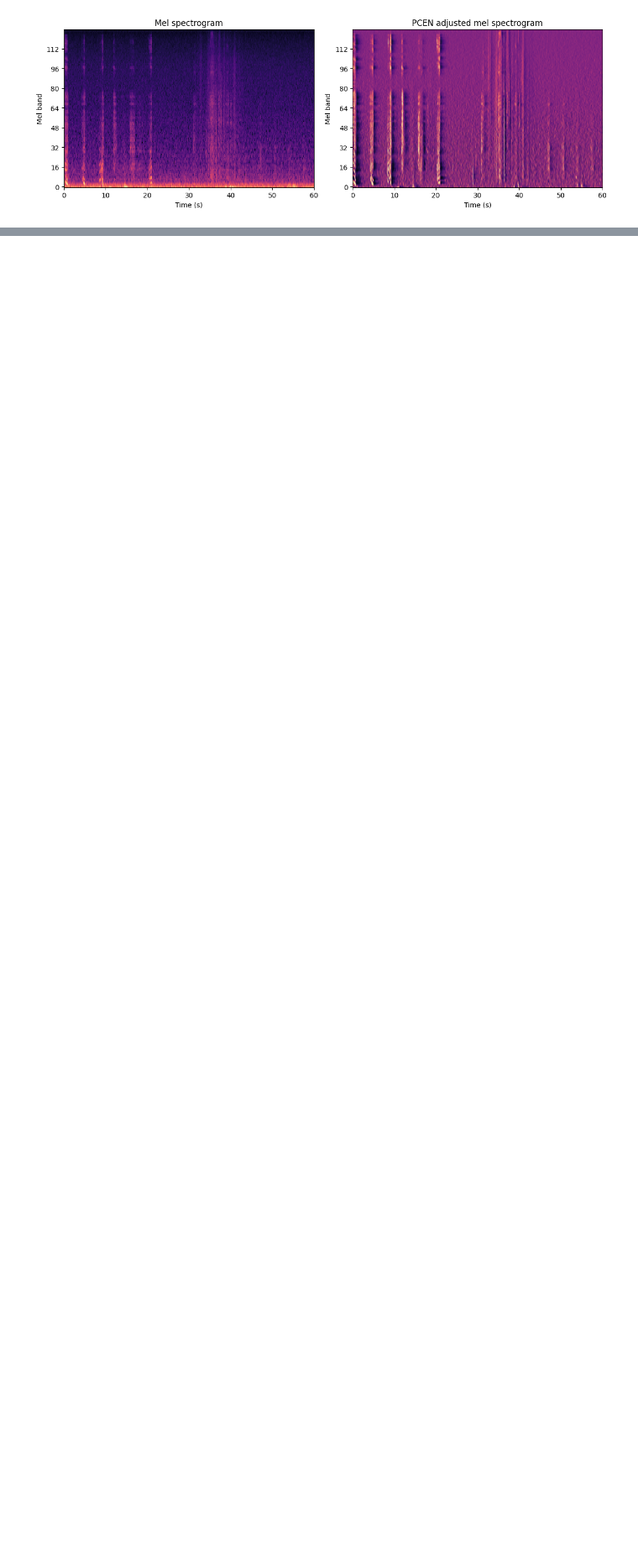
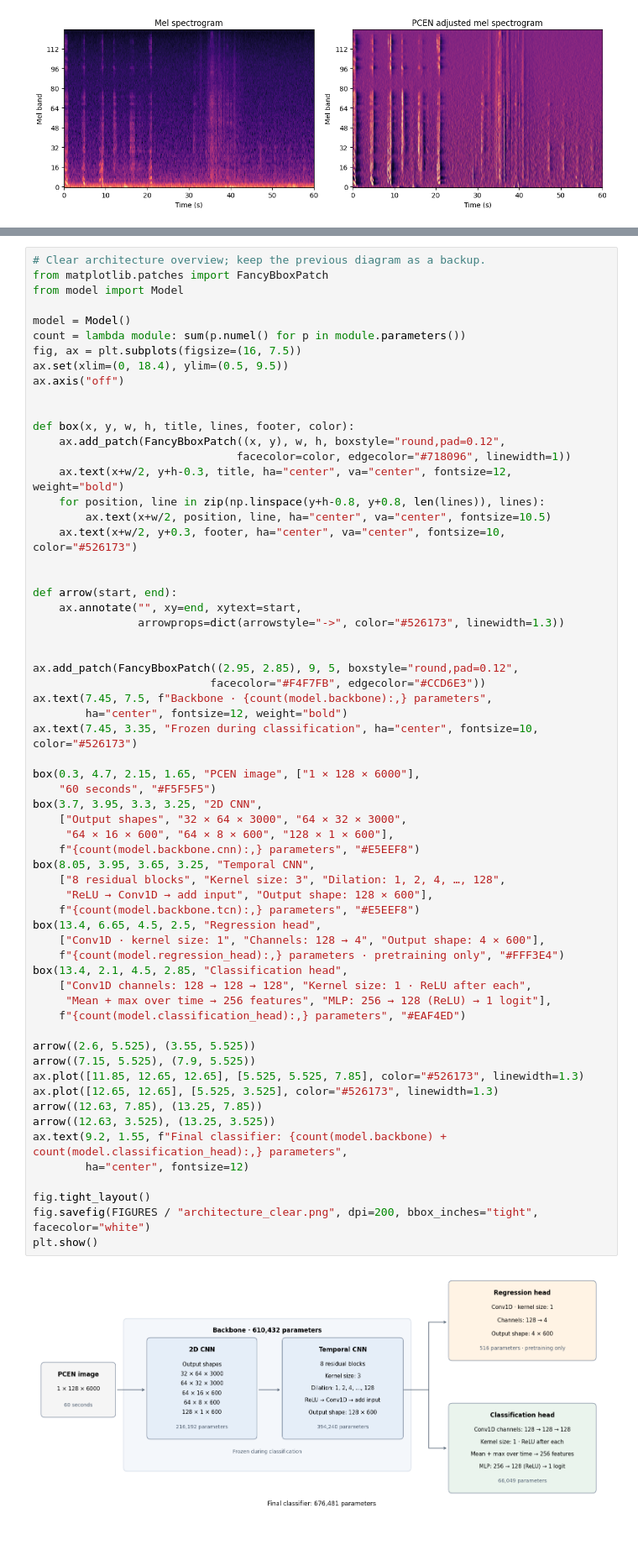
Before and after one commit to esonde/psgaudio-unicam, a Jupyter notebook: images.ipynb, the cells around one changed output, grey strips where cells are left out. Shown at 84% size. Cells and saved outputs as stored; diff of their text form; blank space fills up the shorter version.

Commit message:
using latest models

```diff
--- a/images.ipynb
+++ b/images.ipynb
@@ -217,0 +326,64 @@ plt.show()
+# %%
+# Clear architecture overview; keep the previous diagram as a backup.
+from matplotlib.patches import FancyBboxPatch
+from model import Model
+
+model = Model()
+count = lambda module: sum(p.numel() for p in module.parameters())
+fig, ax = plt.subplots(figsize=(16, 7.5))
+ax.set(xlim=(0, 18.4), ylim=(0.5, 9.5))
+ax.axis("off")
+
+
+def box(x, y, w, h, title, lines, footer, color):
+    ax.add_patch(FancyBboxPatch((x, y), w, h, boxstyle="round,pad=0.12",
+                               facecolor=color, edgecolor="#718096", linewidth=1))
+    ax.text(x+w/2, y+h-0.3, title, ha="center", va="center", fontsize=12, weight="bold")
+    for position, line in zip(np.linspace(y+h-0.8, y+0.8, len(lines)), lines):
+        ax.text(x+w/2, position, line, ha="center", va="center", fontsize=10.5)
+    ax.text(x+w/2, y+0.3, footer, ha="center", va="center", fontsize=10, color="#526173")
+
+
+def arrow(start, end):
+    ax.annotate("", xy=end, xytext=start,
+                arrowprops=dict(arrowstyle="->", color="#526173", linewidth=1.3))
+
+
+ax.add_patch(FancyBboxPatch((2.95, 2.85), 9, 5, boxstyle="round,pad=0.12",
+                           facecolor="#F4F7FB", edgecolor="#CCD6E3"))
+ax.text(7.45, 7.5, f"Backbone · {count(model.backbone):,} parameters",
+        ha="center", fontsize=12, weight="bold")
+ax.text(7.45, 3.35, "Frozen during classification", ha="center", fontsize=10, color="#526173")
+
+box(0.3, 4.7, 2.15, 1.65, "PCEN image", ["1 × 128 × 6000"],
+    "60 seconds", "#F5F5F5")
+box(3.7, 3.95, 3.3, 3.25, "2D CNN",
+    ["Output shapes", "32 × 64 × 3000", "64 × 32 × 3000",
+     "64 × 16 × 600", "64 × 8 × 600", "128 × 1 × 600"],
+    f"{count(model.backbone.cnn):,} parameters", "#E5EEF8")
+box(8.05, 3.95, 3.65, 3.25, "Temporal CNN",
+    ["8 residual blocks", "Kernel size: 3", "Dilation: 1, 2, 4, …, 128",
+     "ReLU → Conv1D → add input", "Output shape: 128 × 600"],
+    f"{count(model.backbone.tcn):,} parameters", "#E5EEF8")
+box(13.4, 6.65, 4.5, 2.5, "Regression head",
+    ["Conv1D · kernel size: 1", "Channels: 128 → 4", "Output shape: 4 × 600"],
+    f"{count(model.regression_head):,} parameters · pretraining only", "#FFF3E4")
+box(13.4, 2.1, 4.5, 2.85, "Classification head",
+    ["Conv1D channels: 128 → 128 → 128", "Kernel size: 1 · ReLU after each",
+     "Mean + max over time → 256 features", "MLP: 256 → 128 (ReLU) → 1 logit"],
+    f"{count(model.classification_head):,} parameters", "#EAF4ED")
+
+arrow((2.6, 5.525), (3.55, 5.525))
+arrow((7.15, 5.525), (7.9, 5.525))
+ax.plot([11.85, 12.65, 12.65], [5.525, 5.525, 7.85], color="#526173", linewidth=1.3)
+ax.plot([12.65, 12.65], [5.525, 3.525], color="#526173", linewidth=1.3)
+arrow((12.63, 7.85), (13.25, 7.85))
+arrow((12.63, 3.525), (13.25, 3.525))
+ax.text(9.2, 1.55, f"Final classifier: {count(model.backbone) + count(model.classification_head):,} parameters",
+        ha="center", fontsize=12)
+
+fig.tight_layout()
+fig.savefig(FIGURES / "architecture_clear.png", dpi=200, bbox_inches="tight", facecolor="white")
+plt.show()
+# %% [output]
+[figure, added]
```
Also changed, not shown: parts of 6 cells of this notebook.
